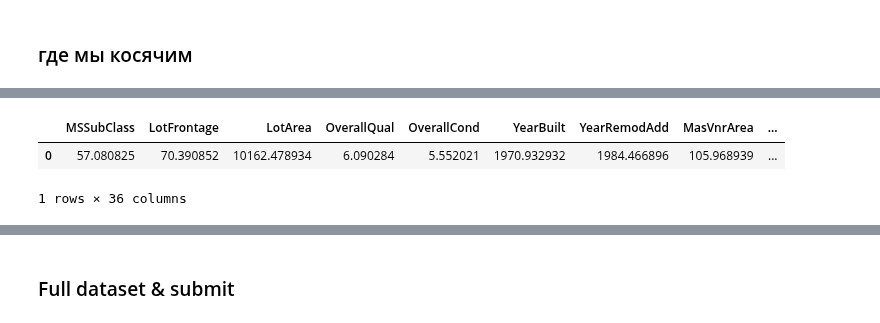
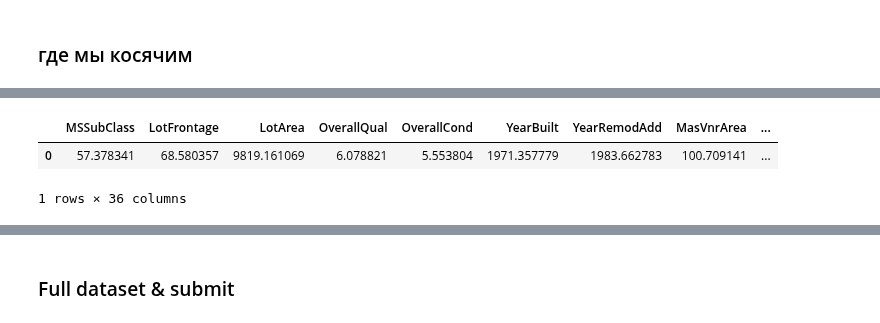
Before and after one commit to Altair200333/ML_tasks, a Jupyter notebook: task4/blended_submit.ipynb, the cells around one changed output, grey strips where cells are left out. Drawn from its saved outputs; the diff is of its cells as text; code cells hidden in the pictures.

```diff
--- a/task4/blended_submit.ipynb
+++ b/task4/blended_submit.ipynb
@@ -92,7 +92,7 @@ X_train.head()
 validation = pd.read_csv("./test.csv")
 val_ids = validation["Id"]
 validation = validation.drop(columns=["Id"])
-
+validation_orig = validation.copy()
 validation = transformer.prepare(validation)
 
 validation = transformer.transform(validation)
@@ -273,8 +271,8 @@ RMSLE sub: 0.13462359712790345
 # %% [markdown]
 ### где мы косячим
 # %%
-differences = np.abs((np.expm1(predict_blend(X_test)) - np.expm1(y_test)))
+differences = np.abs((np.expm1(predict_blend(validation)) - cheat["SalePrice"]))
 
-outliers_ids = np.where(differences > 60000)[0]
+outliers_ids = np.where(differences > 200000)[0]
 plt.plot(differences.values)
 # %% [output]
@@ -283,14 +280,14 @@ plt.plot(differences.values)
 # %%
-num_candidates = list(X.dtypes[X.dtypes != "object"].index.values)
+num_candidates = list(validation_orig.dtypes[validation_orig.dtypes != "object"].index.values)
 
-outliers_data = X_train_orig.iloc[outliers_ids][num_candidates]
-df = pd.DataFrame(data=X_train_orig[num_candidates].mean())
+outliers_data = validation_orig.iloc[outliers_ids][num_candidates]
+df = pd.DataFrame(data=validation_orig[num_candidates].mean())
 #df.T.head()
 df.T
 #sns.displot(outliers_data['LotFrontage'])
 # %% [output]
 |  | MSSubClass | LotFrontage | LotArea | OverallQual | OverallCond | YearBuilt | YearRemodAdd | MasVnrArea | ... |
-| 0 | 57.080825 | 70.390852 | 10162.478934 | 6.090284 | 5.552021 | 1970.932932 | 1984.466896 | 105.968939 | ... |
+| 0 | 57.378341 | 68.580357 | 9819.161069 | 6.078821 | 5.553804 | 1971.357779 | 1983.662783 | 100.709141 | ... |
 1 rows × 36 columns
 # %%
 outliers_data
```
Also changed, not shown: parts of 5 cells of this notebook, 12 other files.
